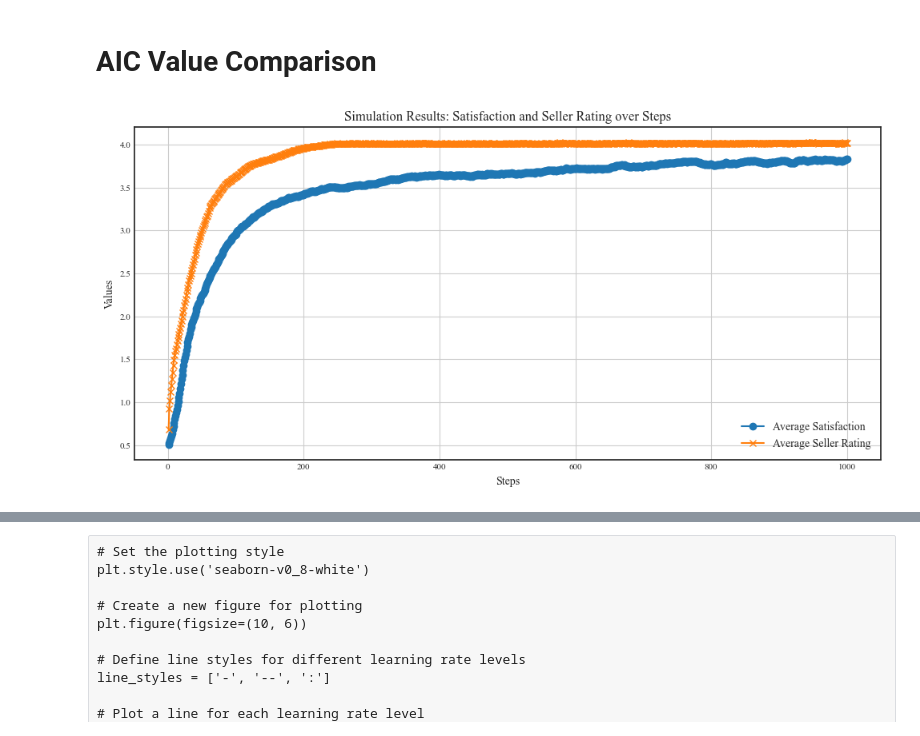
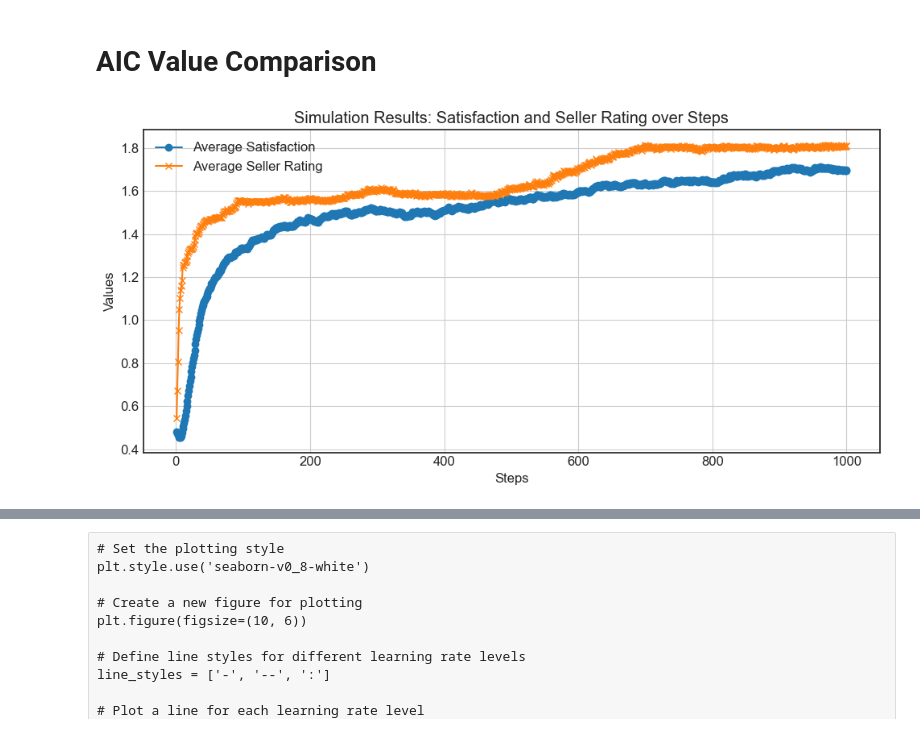
Before and after one commit to SecJiahui/GenAI_Customer, a Jupyter notebook: GenAI_Customer/combined_simulation_robustness_test_aic_comparison_(full set).ipynb, the cells around one changed output, grey strips where cells are left out. Saved outputs shown, nothing was run; the diff lists cells and outputs as text; code cells hidden in the pictures.

```diff
--- a/GenAI_Customer/combined_simulation_robustness_test_aic_comparison_(full set).ipynb
+++ b/GenAI_Customer/combined_simulation_robustness_test_aic_comparison_(full set).ipynb
@@ -1046,12 +1073,6 @@ plt.savefig(plot_filename, bbox_inches='tight')
 # %%
 # Set the plotting style
 plt.style.use('seaborn-v0_8-white')
-mpl.rcParams['font.family'] = 'Times New Roman'
-mpl.rcParams['font.size'] = 10  # Main text size
-mpl.rcParams['axes.labelsize'] = 10  # x and y labels size
-mpl.rcParams['legend.fontsize'] = 10  # Legend size
-mpl.rcParams['xtick.labelsize'] = 8  # x tick label size
-mpl.rcParams['ytick.labelsize'] = 8  # y tick label size
 
 # Create a new figure for plotting
 plt.figure(figsize=(5, 4.5))
@@ -1065,14 +1086,14 @@ for creativity_level, color, style in zip(['Creativity Low', 'Creativity Medium'
     subset = data[data[creativity_level] == 1]
 
     # Calculate the average AIC for each level of capacity_gen_ai
-    average_aic = subset.groupby('capacity_gen_ai')['avg_rating'].mean()
+    average_aic = subset.groupby('capacity_gen_ai')['avg_seller_fitness'].mean()
 
     # Plot the line
     plt.plot(average_aic.index, average_aic.values, label=creativity_level, color=color, linestyle=style)
 
 # Add title and axis labels
-plt.xlabel('Gen AI Capacity')
-plt.ylabel('Average Seller Rating')
+plt.xlabel('Capacity')
+plt.ylabel('Average Seller Fitness')
 
 # Add a legend
 plt.legend()
@@ -1080,11 +1101,11 @@ plt.legend()
 # Display the plot
 plt.tight_layout()
 
-plot_title = "Effects of Generative AI Creativity on Average Seller Rating.png"
+plot_title = "Effects of Generative AI Creativity on Average Seller Fitness.png"
 
 # Constructing the full path
 plot_filename = os.path.join(plot_dir, plot_title)
 
 # Now you can save the plot to the constructed path
-plt.savefig(plot_filename, bbox_inches='tight')
+plt.savefig(plot_filename, bbox_inches='tight', dpi=300)
 # %% [output]
@@ -1092,12 +1113,7 @@ plt.savefig(plot_filename, bbox_inches='tight')
 # %%
 # Set the plotting style
 plt.style.use('seaborn-v0_8-white')
-mpl.rcParams['font.family'] = 'Times New Roman'
-mpl.rcParams['font.size'] = 10  # Main text size
-mpl.rcParams['axes.labelsize'] = 10  # x and y labels size
-mpl.rcParams['legend.fontsize'] = 10  # Legend size
-mpl.rcParams['xtick.labelsize'] = 8  # x tick label size
-mpl.rcParams['ytick.labelsize'] = 8  # y tick label size
+
 
 line_styles = ['-', '--', ':']
 
@@ -1116,7 +1132,7 @@ for rate_level, color, style in zip(['Learning Rate Low', 'Learning Rate Medium'
     plt.plot(average_aic.index, average_aic.values, label=rate_level, color=color, linestyle=style)
 
 # Add title and axis labels
-plt.xlabel('Gen AI Capacity')
+plt.xlabel('Capacity')
 plt.ylabel('Average Purchase Position')
 
 # Add a legend
@@ -1131,5 +1147,5 @@ plot_title = "Effects of Generative AI Learning Rate on Average Purchase Positio
 plot_filename = os.path.join(plot_dir, plot_title)
 
 # Now you can save the plot to the constructed path
-plt.savefig(plot_filename, bbox_inches='tight')
+plt.savefig(plot_filename, bbox_inches='tight', dpi=300)
 # %% [output]
@@ -1137,12 +1153,7 @@ plt.savefig(plot_filename, bbox_inches='tight')
 # %%
 # Set the plotting style
 plt.style.use('seaborn-v0_8-white')
-mpl.rcParams['font.family'] = 'Times New Roman'
-mpl.rcParams['font.size'] = 10  # Main text size
-mpl.rcParams['axes.labelsize'] = 10  # x and y labels size
-mpl.rcParams['legend.fontsize'] = 10  # Legend size
-mpl.rcParams['xtick.labelsize'] = 8  # x tick label size
-mpl.rcParams['ytick.labelsize'] = 8  # y tick label size
+
 
 # Create a new figure for plotting
 plt.figure(figsize=(5, 4.5))
@@ -1162,7 +1173,7 @@ for creativity_level, color, style in zip(['Creativity Low', 'Creativity Medium'
     plt.plot(average_aic.index, average_aic.values, label=creativity_level, color=color, linestyle=style)
 
 # Add title and axis labels
-plt.xlabel('Gen AI Capacity')
+plt.xlabel('Capacity')
 plt.ylabel('Average Purchase Position')
 
 # Add a legend
@@ -1177,5 +1188,5 @@ plot_title = "Effects of Generative AI Creativity on Average Purchase Position.p
 plot_filename = os.path.join(plot_dir, plot_title)
 
 # Now you can save the plot to the constructed path
-plt.savefig(plot_filename, bbox_inches='tight')
+plt.savefig(plot_filename, bbox_inches='tight', dpi=300)
 # %% [output]
@@ -1206,18 +1310,18 @@ df_99 = df_99[df_99['AIC Quartic (Sum)'] >= -450]
 # %%
 plt.figure(figsize=(10, 5))
 
-plt.plot(df["steps"], df["Average Satisfaction"], label="Average Satisfaction", marker='o')
-plt.plot(df["steps"], df["Average Seller Rating"], label="Average Seller Rating", marker='x')
+plt.plot(df_00["steps"], df_00["Average Satisfaction"], label="Average Satisfaction", marker='o')
+plt.plot(df_00["steps"], df_00["Average Seller Rating"], label="Average Seller Rating", marker='x')
 
 plt.xlabel("Steps")
 plt.ylabel("Values")
 plt.title("Simulation Results: Satisfaction and Seller Rating over Steps")
 plt.legend()
 
 plt.grid(True)
 plt.tight_layout()
 # %% [output]
-[figure, old version]
+[figure, new version]
 # %%
 plt.figure(figsize=(10, 5))
 
```
Also changed, not shown: parts of 42 cells of this notebook, 20 other files.
